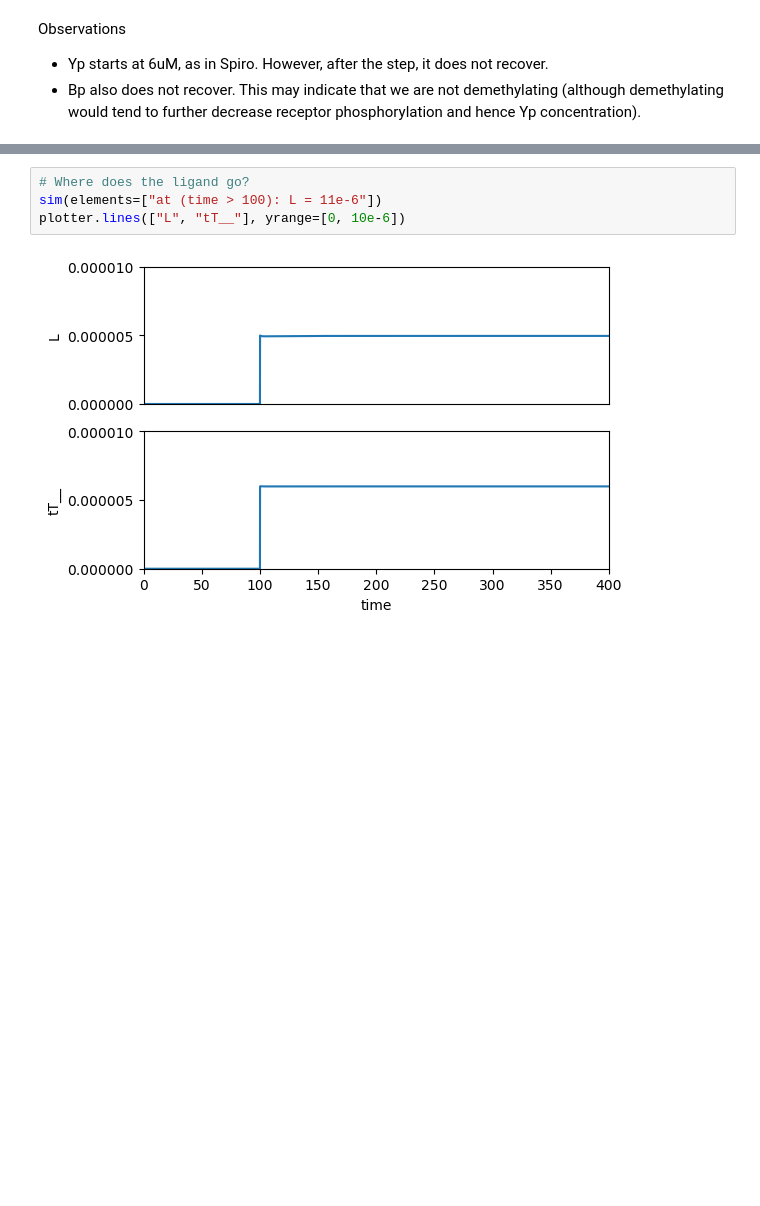
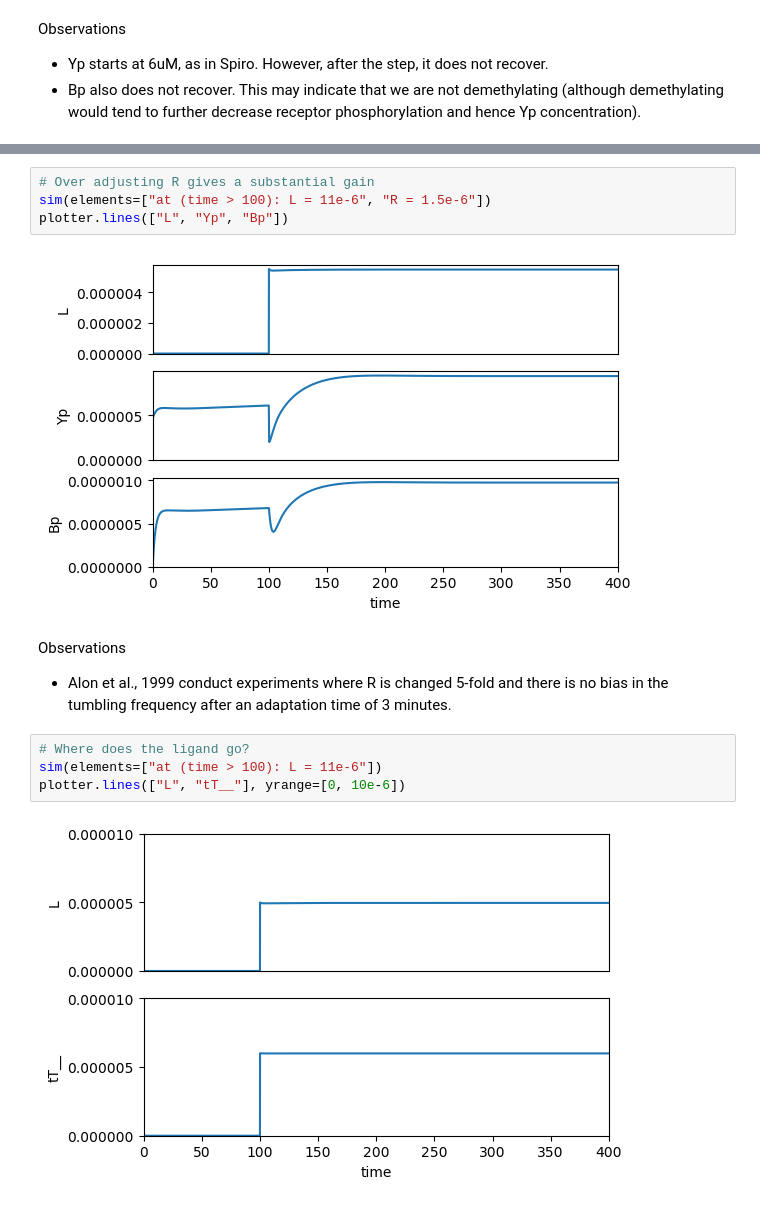
Before and after one commit to ScienceStacks/BioCellControl, a Jupyter notebook: Analysis/chemotaxis.ipynb, the cells around one changed output, grey strips where cells are left out. Saved outputs shown, nothing was run; the diff lists cells and outputs as text; blank space fills up the shorter version.

```diff
--- a/Analysis/chemotaxis.ipynb
+++ b/Analysis/chemotaxis.ipynb
@@ -131,3 +137,12 @@ Observations
+# %%
+# Over adjusting R gives a substantial gain
+sim(elements=["at (time > 100): L = 11e-6", "R = 1.5e-6"])
+plotter.lines(["L", "Yp", "Bp"])
+# %% [output]
+[figure, added]
+# %% [markdown]
+Observations
+- Alon et al., 1999 conduct experiments where R is changed 5-fold and there is no bias in the tumbling frequency after an adaptation time of 3 minutes.
 # %%
 # Where does the ligand go?
 sim(elements=["at (time > 100): L = 11e-6"])
```
Also changed, not shown: parts of 2 cells of this notebook.
